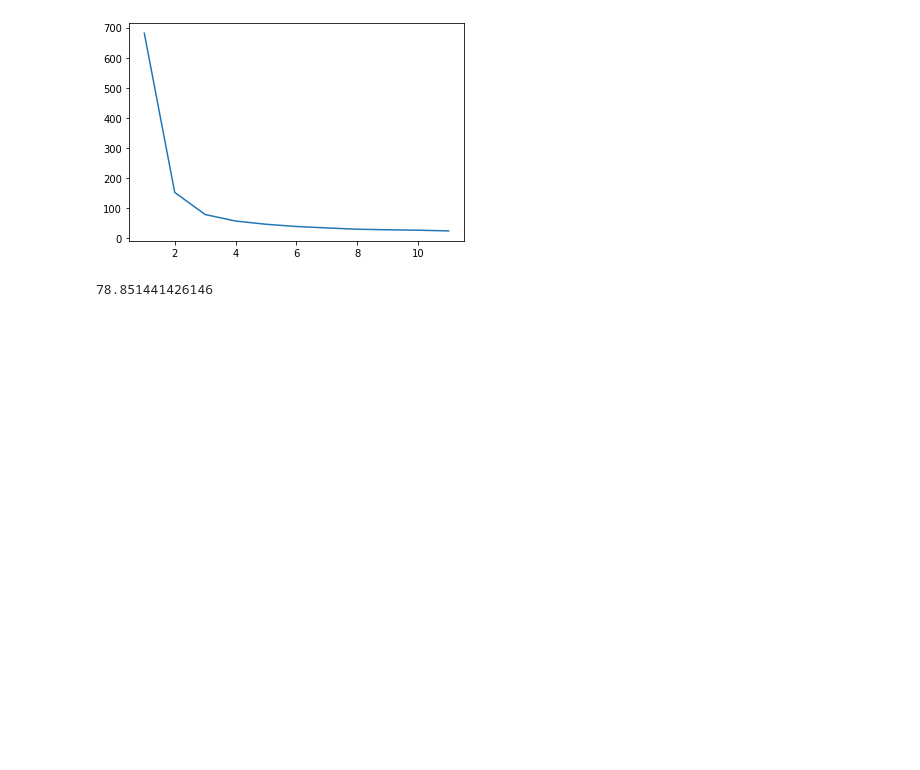
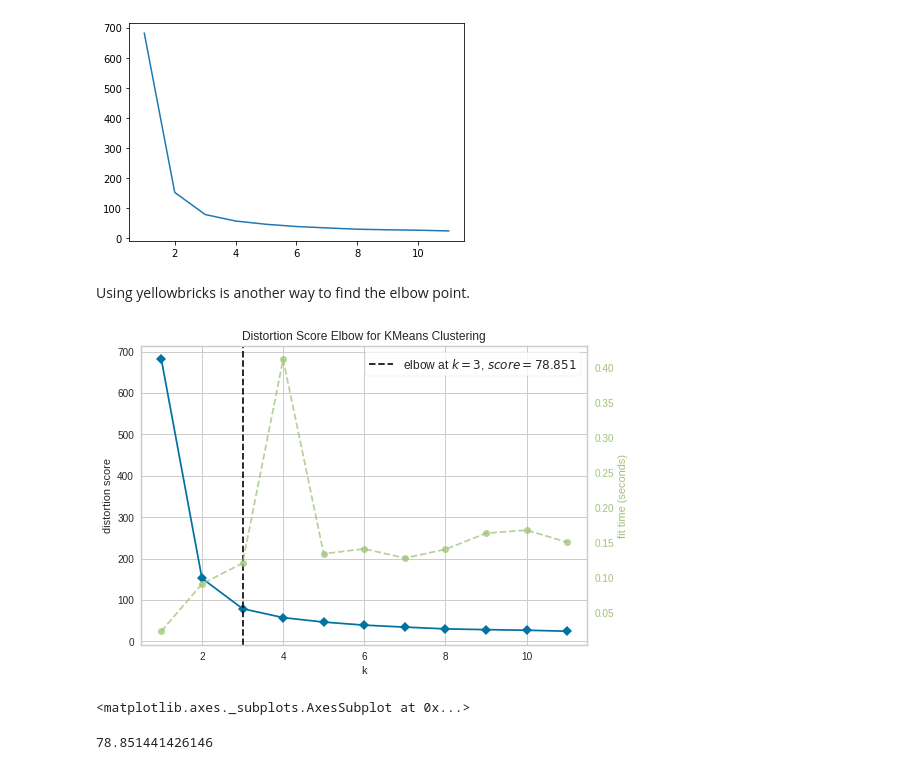
Before and after one commit to ananddotiyer/IIT-M, a Jupyter notebook: My Notes/MLP/Week11_Assignment.ipynb, the cells around one changed output. Saved outputs shown, nothing was run; the diff lists cells and outputs as text; code cells hidden in the pictures; blank space fills up the shorter version.

Commit message:
included yellowbricks code

```diff
--- a/My Notes/MLP/Week11_Assignment.ipynb
+++ b/My Notes/MLP/Week11_Assignment.ipynb
@@ -30,6 +30,18 @@ plt.plot(range(1,12), all_inertias)
 # %% [output]
 [<matplotlib.lines.Line2D at 0x...>]
 [figure]
+# %% [markdown]
+Using yellowbricks is another way to find the elbow point.
+# %%
+from yellowbrick.cluster import KElbowVisualizer
+model = KMeans(init='random', n_init=50, max_iter=500, random_state=10)
+visual = KElbowVisualizer(model, k=(1,12))
+
+visual.fit(X)        # Fit the data to the visualizer
+visual.show()
+# %% [output]
+[figure, added]
+<matplotlib.axes._subplots.AxesSubplot at 0x...>
 # %%
 all_inertias[2] # inertia at k=3
 # %% [output]
```
